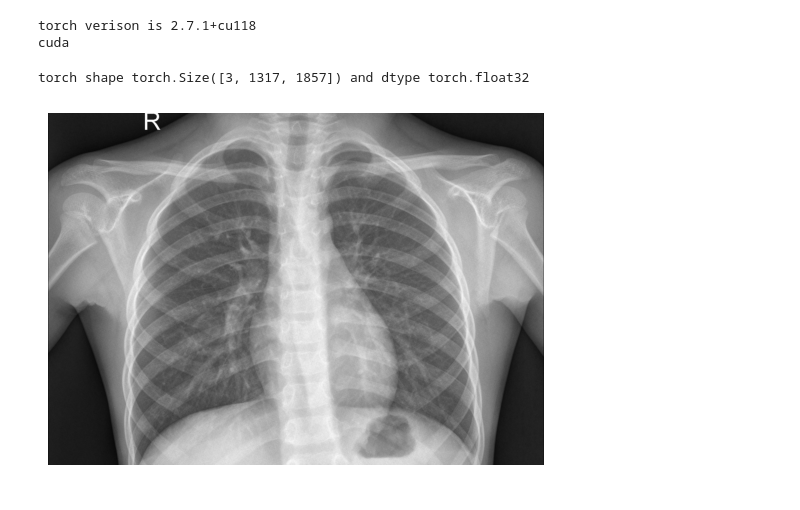
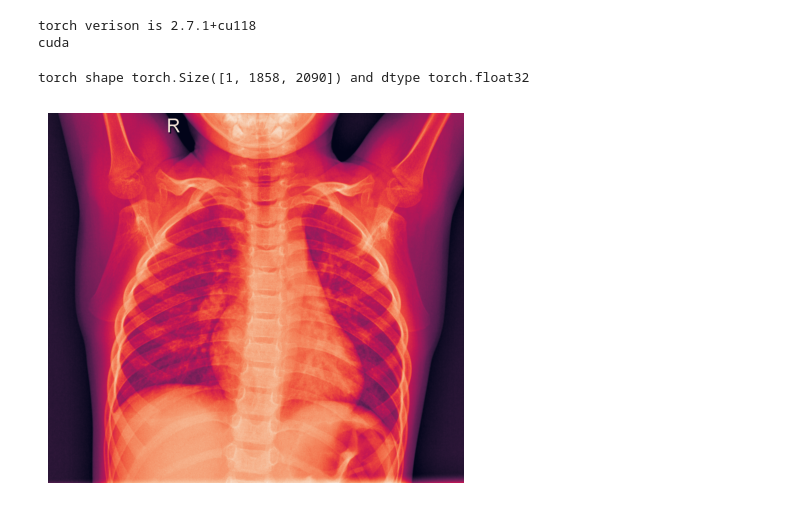
Before and after one commit to zabeeh95/PneumoniaDetection, a Jupyter notebook: classifier_Torch.ipynb, the cells around one changed output. Saved outputs shown, nothing was run; the diff lists cells and outputs as text; code cells hidden in the pictures.

```diff
--- a/classifier_Torch.ipynb
+++ b/classifier_Torch.ipynb
@@ -1,11 +1,19 @@
 # %%
+import os
+
 import torch
-print(f"torch verison is {torch.__version__}")
-
 
 # torch.cuda.empty_cache()
+print(f"torch verison is {torch.__version__}")
 DEVICE = torch.device("cuda" if torch.cuda.is_available() else "cpu")
 print(DEVICE)
+
+SEED = 42
+BATCH_SIZE = 32
+HEIGHT, WIDTH = 224, 224
+
+TRAIN_DIR = os.path.join(os.getcwd(), 'data', 'chest_xray', 'train')
+VALIDATION_DIR = os.path.join(os.getcwd(), 'data', 'chest_xray', 'test')
 # %% [output]
 torch verison is 2.7.1+cu118
 cuda
@@ -17,25 +20,23 @@ WIDTH = 256
 # %%
-import os
 import glob
 from PIL import Image
 
 from torchvision import transforms
 import matplotlib.pyplot as plt
 
-TRAIN_DIR = os.path.join(os.getcwd(), 'data', 'chest_xray', 'test')
-
 path = glob.glob(os.path.join(TRAIN_DIR, '**', '*.jpeg'), recursive=True)[0]
 
-img_pil = Image.open(path).convert('RGB')
+# img_pil = Image.open(path).convert('RGB')
+img_pil = Image.open(path)
 to_tensor = transforms.ToTensor()
-img = to_tensor(img_pil)
+img_tensor = to_tensor(img_pil)
 
-print(f"torch shape {img.shape} and dtype {img.dtype}")
+print(f"torch shape {img_tensor.shape} and dtype {img_tensor.dtype}")
 
 # visualizing one image
-plt.imshow(img.permute(1, 2, 0))  # C,H,W -> H,W,C
+plt.imshow(img_tensor.permute(1, 2, 0))  # C,H,W -> H,W,C
 plt.axis('off')
 plt.show()
 # %% [output]
-torch shape torch.Size([3, 1317, 1857]) and dtype torch.float32
+torch shape torch.Size([1, 1858, 2090]) and dtype torch.float32
-[figure, old version]
+[figure, new version]
```
Also changed, not shown: parts of 8 cells of this notebook, 4 other files.
